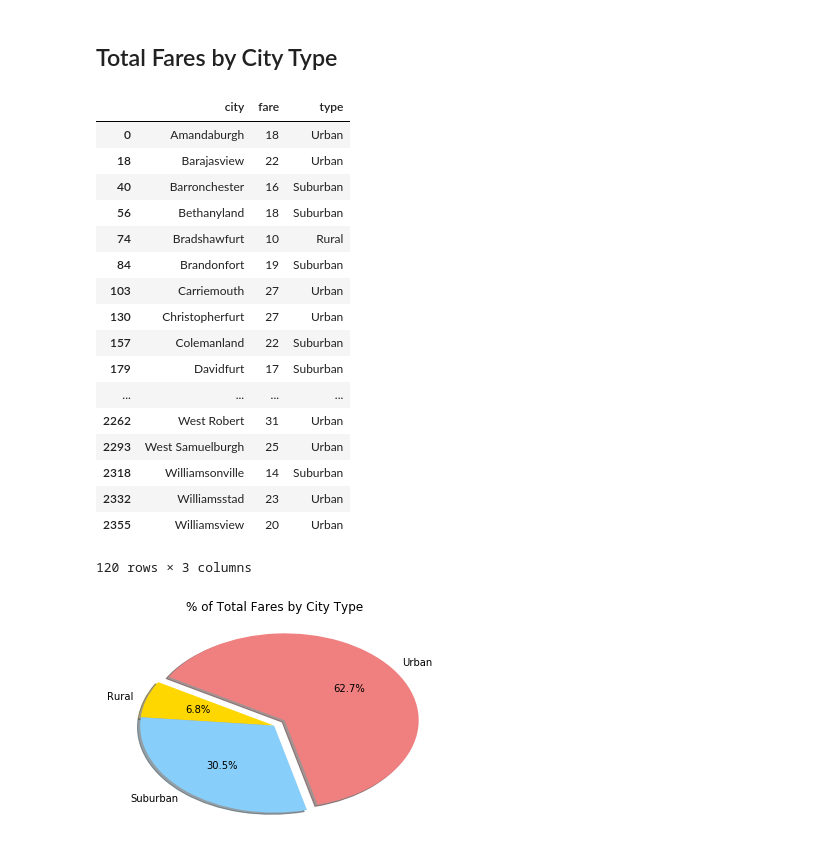
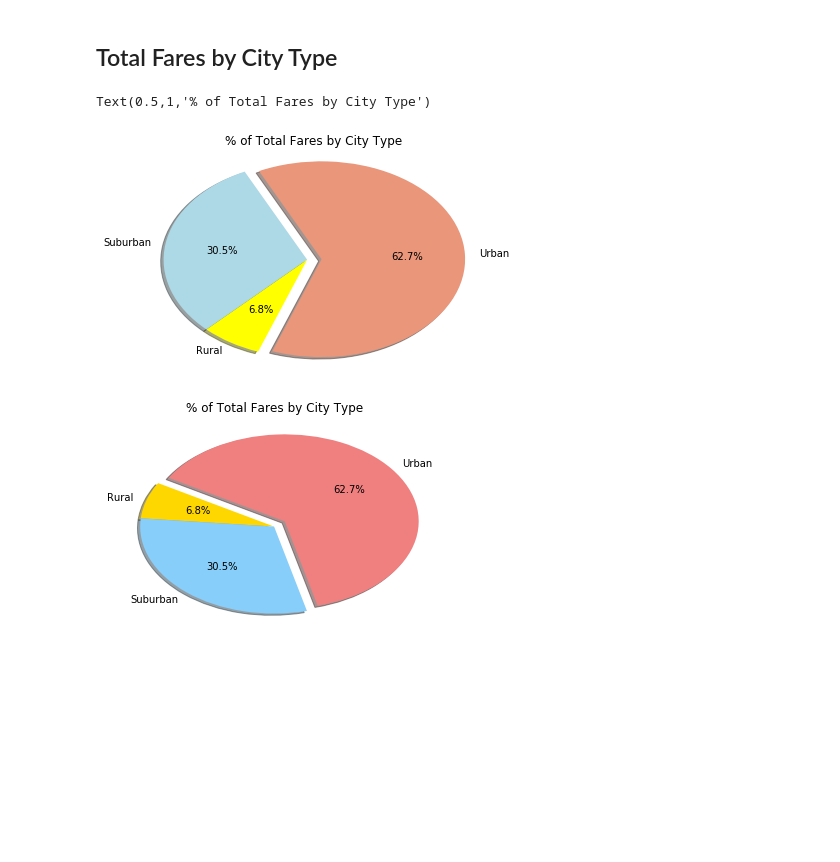
Before and after one commit to Amanser/Matplotlib, a Jupyter notebook: pyber_starter_homework.ipynb, the cells around one changed output. Saved outputs shown, nothing was run; the diff lists cells and outputs as text; code cells hidden in the pictures; blank space fills up the shorter version.

```diff
--- a/pyber_starter_homework.ipynb
+++ b/pyber_starter_homework.ipynb
@@ -152,45 +152,45 @@ plt.show()
 # %%
 # Calculate Type Percents
 
 
 total_fares_df = merged_df[['city', 'fare', 'type']].groupby(['city'])
 types_df = merged_df[['city', 'type']]
-fares = total_fares_df[['fare']].count()
+fares = total_fares_df[['fare']].sum()
 
 blah_df = pd.merge(fares,types_df, on='city', how='outer')
 blah_df = blah_df.drop_duplicates(subset=['city'], keep='first')
-blah_df
 
 
-# sum up fares
-# use loc to count urban/suburban/rural in blah_df
-# sum up fares in each city type df
+sum_fares = blah_df['fare'].sum()
+
+urban_fares_df = blah_df.loc[blah_df['type'] == "Urban" , :]
+urban_fares = urban_fares_df['fare'].sum()
+urban_fares_percent = (urban_fares / sum_fares) * 100
+
+suburban_fares_df = blah_df.loc[blah_df['type'] == "Suburban" , :]
+suburban_fares = suburban_fares_df['fare'].sum()
+suburban_fares_percent = (suburban_fares / sum_fares) * 100
 
 
+rural_fares_df = blah_df.loc[blah_df['type'] == "Rural" , :]
+rural_fares = rural_fares_df['fare'].sum()
+rural_fares_percent = (rural_fares / sum_fares) * 100
 
-
+citylabels = ["Urban", "Suburban", "Rural"]
+fare_percents = [urban_fares_percent, suburban_fares_percent, rural_fares_percent]
+colors = ["darksalmon", "lightblue", "yellow"]
+explode = [0.1, 0, 0]
 # Build Pie Chart
 
+plt.pie(fare_percents, labels=citylabels, colors=colors, explode=explode,
+        autopct="%1.1f%%", shadow=True, startangle=250)
+
+plt.axis("auto")
+plt.title("% of Total Fares by City Type")
 # Save Figure
 # %% [output]
-|  | city | fare | type |
-| 0 | Amandaburgh | 18 | Urban |
-| 18 | Barajasview | 22 | Urban |
-| 40 | Barronchester | 16 | Suburban |
-| 56 | Bethanyland | 18 | Suburban |
-| 74 | Bradshawfurt | 10 | Rural |
-| 84 | Brandonfort | 19 | Suburban |
-| 103 | Carriemouth | 27 | Urban |
-| 130 | Christopherfurt | 27 | Urban |
-| 157 | Colemanland | 22 | Suburban |
-| 179 | Davidfurt | 17 | Suburban |
-| ... | ... | ... | ... |
-| 2262 | West Robert | 31 | Urban |
-| 2293 | West Samuelburgh | 25 | Urban |
-| 2318 | Williamsonville | 14 | Suburban |
-| 2332 | Williamsstad | 23 | Urban |
-| 2355 | Williamsview | 20 | Urban |
-120 rows × 3 columns
+Text(0.5,1,'% of Total Fares by City Type')
+[figure, added]
 # %%
 # Show Figure
 plt.show()
```
Also changed, not shown: parts of 4 cells of this notebook.
